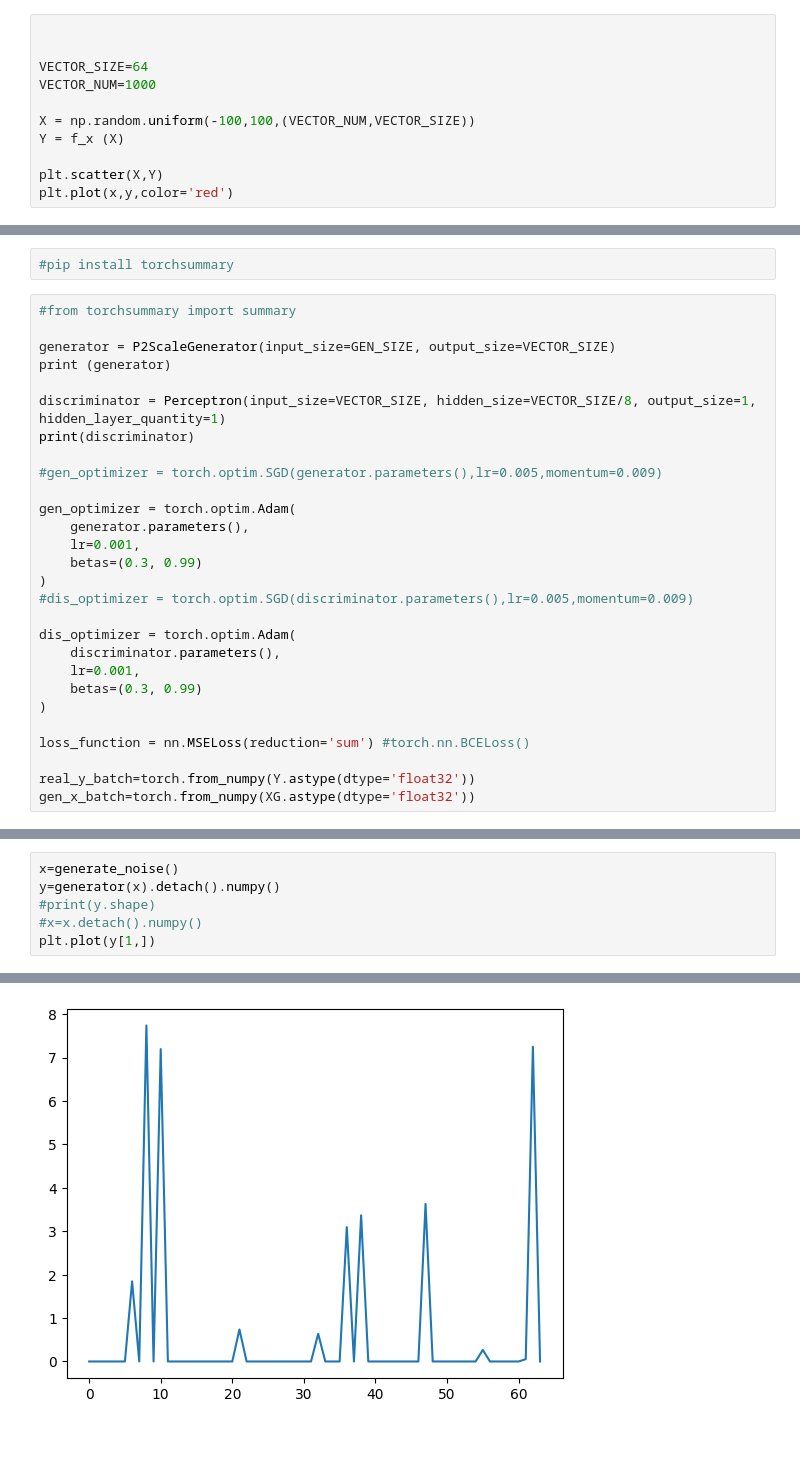
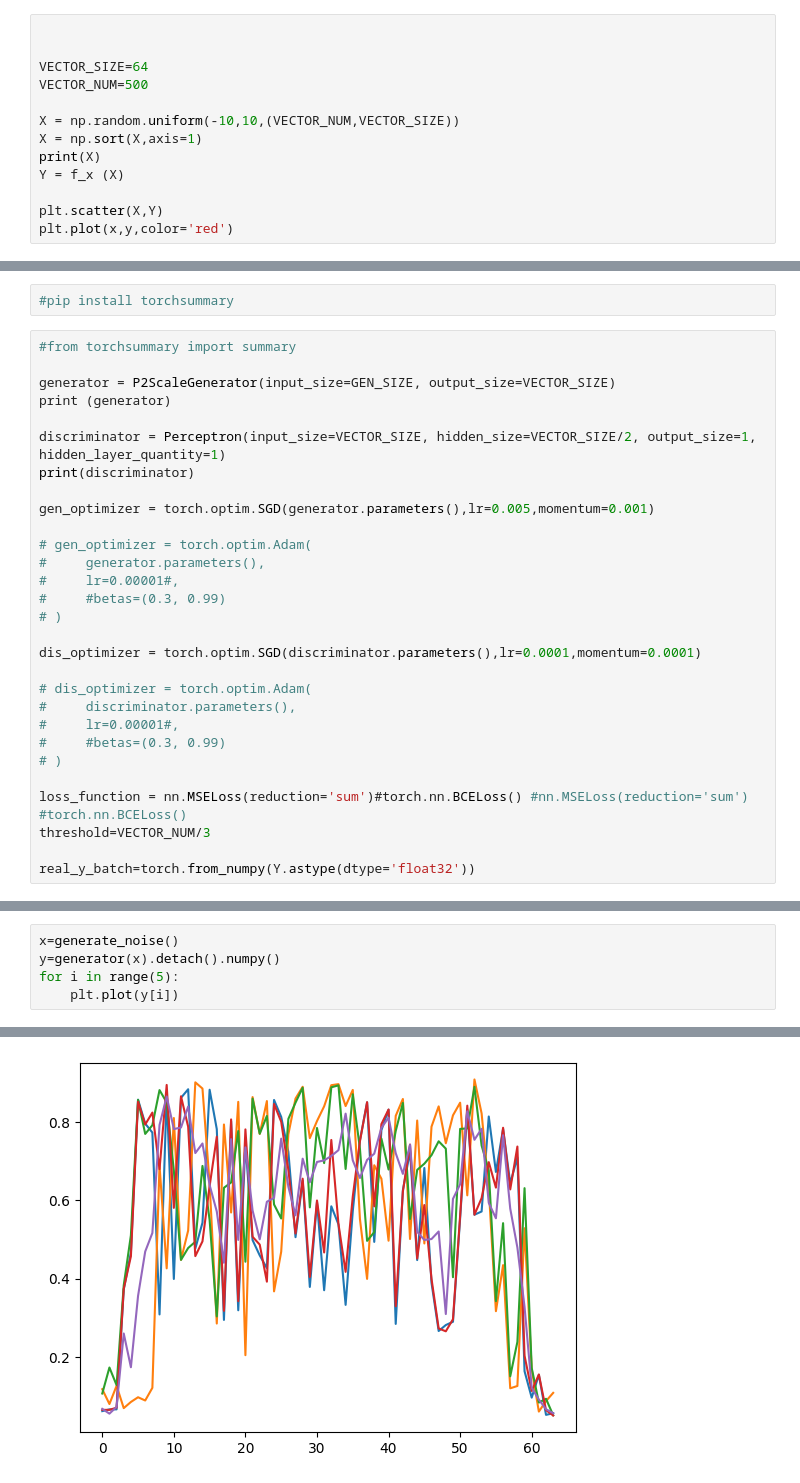
Before and after one commit to Aleksey-I-Nazimov/NeuralNetworks, a Jupyter notebook: pytorch/lesson-8/task.ipynb, the cells around one changed output, grey strips where cells are left out. Saved outputs shown, nothing was run; the diff lists cells and outputs as text; blank space fills up the shorter version.

```diff
--- a/pytorch/lesson-8/task.ipynb
+++ b/pytorch/lesson-8/task.ipynb
@@ -26,9 +26,11 @@ plt.scatter(x,y)
 
 
 VECTOR_SIZE=64
-VECTOR_NUM=1000
+VECTOR_NUM=500
 
-X = np.random.uniform(-100,100,(VECTOR_NUM,VECTOR_SIZE))
+X = np.random.uniform(-10,10,(VECTOR_NUM,VECTOR_SIZE))
+X = np.sort(X,axis=1)
+print(X)
 Y = f_x (X)
 
 plt.scatter(X,Y)
@@ -159,28 +174,29 @@ class Perceptron(nn.Module):
 generator = P2ScaleGenerator(input_size=GEN_SIZE, output_size=VECTOR_SIZE)
 print (generator)
 
-discriminator = Perceptron(input_size=VECTOR_SIZE, hidden_size=VECTOR_SIZE/8, output_size=1, hidden_layer_quantity=1)
+discriminator = Perceptron(input_size=VECTOR_SIZE, hidden_size=VECTOR_SIZE/2, output_size=1, hidden_layer_quantity=1)
 print(discriminator)
 
-#gen_optimizer = torch.optim.SGD(generator.parameters(),lr=0.005,momentum=0.009)
+gen_optimizer = torch.optim.SGD(generator.parameters(),lr=0.005,momentum=0.001)
 
-gen_optimizer = torch.optim.Adam(
-    generator.parameters(),
-    lr=0.001,
-    betas=(0.3, 0.99)
-)
-#dis_optimizer = torch.optim.SGD(discriminator.parameters(),lr=0.005,momentum=0.009)
+# gen_optimizer = torch.optim.Adam(
+#     generator.parameters(),
+#     lr=0.00001#,
+#     #betas=(0.3, 0.99)
+# )
 
-dis_optimizer = torch.optim.Adam(
-    discriminator.parameters(),
-    lr=0.001,
-    betas=(0.3, 0.99)
-)
+dis_optimizer = torch.optim.SGD(discriminator.parameters(),lr=0.0001,momentum=0.0001)
 
-loss_function = nn.MSELoss(reduction='sum') #torch.nn.BCELoss()
+# dis_optimizer = torch.optim.Adam(
+#     discriminator.parameters(),
+#     lr=0.00001#,
+#     #betas=(0.3, 0.99)
+# )
+
+loss_function = nn.MSELoss(reduction='sum')#torch.nn.BCELoss() #nn.MSELoss(reduction='sum') #torch.nn.BCELoss()
+threshold=VECTOR_NUM/3
 
 real_y_batch=torch.from_numpy(Y.astype(dtype='float32'))
-gen_x_batch=torch.from_numpy(XG.astype(dtype='float32'))
 # %% [output]
 P2ScaleGenerator(
   (layer0): Linear(in_features=8, out_features=16, bias=True)
@@ -265,7 +333,6 @@ for epoch_num in range(100000):
 # %%
 x=generate_noise()
 y=generator(x).detach().numpy()
-#print(y.shape)
-#x=x.detach().numpy()
-plt.plot(y[1,])
+for i in range(5):
+    plt.plot(y[i])
 # %% [output]
@@ -273 +339 @@ plt.plot(y[1,])
-[figure, old version]
+[figure, new version]
```
Also changed, not shown: parts of 11 cells of this notebook.
